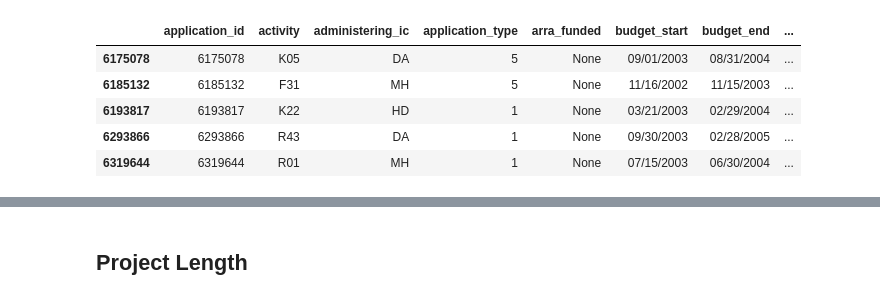
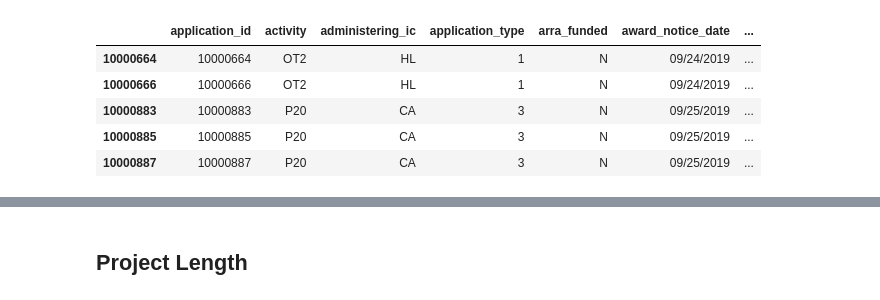
Before and after one commit to mrtoronto/nih_project_data, a Jupyter notebook: get_nih_data.ipynb, the cells around one changed output, grey strips where cells are left out. Drawn from its saved outputs; the diff is of its cells as text; code cells hidden in the pictures.

Commit message:
Updating project terms for 2019 files

```diff
--- a/get_nih_data.ipynb
+++ b/get_nih_data.ipynb
@@ -39,11 +39,12 @@ def get_data_urls(year_range=None):
     data_2019 = [i.get('href') for i in root.findall('.//tr[@class="row_bg"]/td//a')]
     data_2019 = [i for i in data_2019  if ('XMLData' in i) and ('2019' in i)]
     data_2019 = [url_base + '/' + i for i in data_2019]
+
+
     ### Range + 1900 goes from 1985 to 2018
     years = [1900 + i for i in range(85,119)]
     years = sorted(years, reverse = True)
     fy_links = [f'https://exporter.nih.gov/XMLData/final/RePORTER_PRJ_X_FY{year}.zip' for year in years]
-    fy_links
 
     all_data_links = data_2019 + fy_links
     ### Make a copy because we modifying in place ya'll
@@ -85,6 +86,8 @@ def extract_xml_from_zip(zip_links, out_format = 'dict'):
             project_dict = {}
             for column in project.findall('./'):
                 column_header = column.tag.lower()
+                if column_header == 'project_termsx':
+                    column_header = 'project_terms'
                 if column_header == 'project_terms':
                     project_dict['project_terms'] = [i.text for i in column.findall('./')]
                 else:
@@ -97,6 +100,6 @@ def extract_xml_from_zip(zip_links, out_format = 'dict'):
         projects_dict = pd.DataFrame.from_dict(projects_dict, orient='index')
     return projects_dict
 # %%
-urls = get_data_urls([2003, 2003])
+urls = get_data_urls([2019, 2019])
 urls
 # %% [output]
@@ -104,14 +123,14 @@ urls
 # %%
-example_df = extract_xml_from_zip(urls, out_format = 'df')
+example_df = extract_xml_from_zip(urls[0], out_format = 'df')
 
 example_df.head()
 # %% [output]
-|  | application_id | activity | administering_ic | application_type | arra_funded | budget_start | budget_end | ... |
-| 6175078 | 6175078 | K05 | DA | 5 | None | 09/01/2003 | 08/31/2004 | ... |
-| 6185132 | 6185132 | F31 | MH | 5 | None | 11/16/2002 | 11/15/2003 | ... |
-| 6193817 | 6193817 | K22 | HD | 1 | None | 03/21/2003 | 02/29/2004 | ... |
-| 6293866 | 6293866 | R43 | DA | 1 | None | 09/30/2003 | 02/28/2005 | ... |
-| 6319644 | 6319644 | R01 | MH | 1 | None | 07/15/2003 | 06/30/2004 | ... |
+|  | application_id | activity | administering_ic | application_type | arra_funded | award_notice_date | ... |
+| 10000664 | 10000664 | OT2 | HL | 1 | N | 09/24/2019 | ... |
+| 10000666 | 10000666 | OT2 | HL | 1 | N | 09/24/2019 | ... |
+| 10000883 | 10000883 | P20 | CA | 3 | N | 09/25/2019 | ... |
+| 10000885 | 10000885 | P20 | CA | 3 | N | 09/25/2019 | ... |
+| 10000887 | 10000887 | P20 | CA | 3 | N | 09/25/2019 | ... |
 # %%
 lop_list = []
 
```
Also changed, not shown: parts of 16 cells of this notebook.
